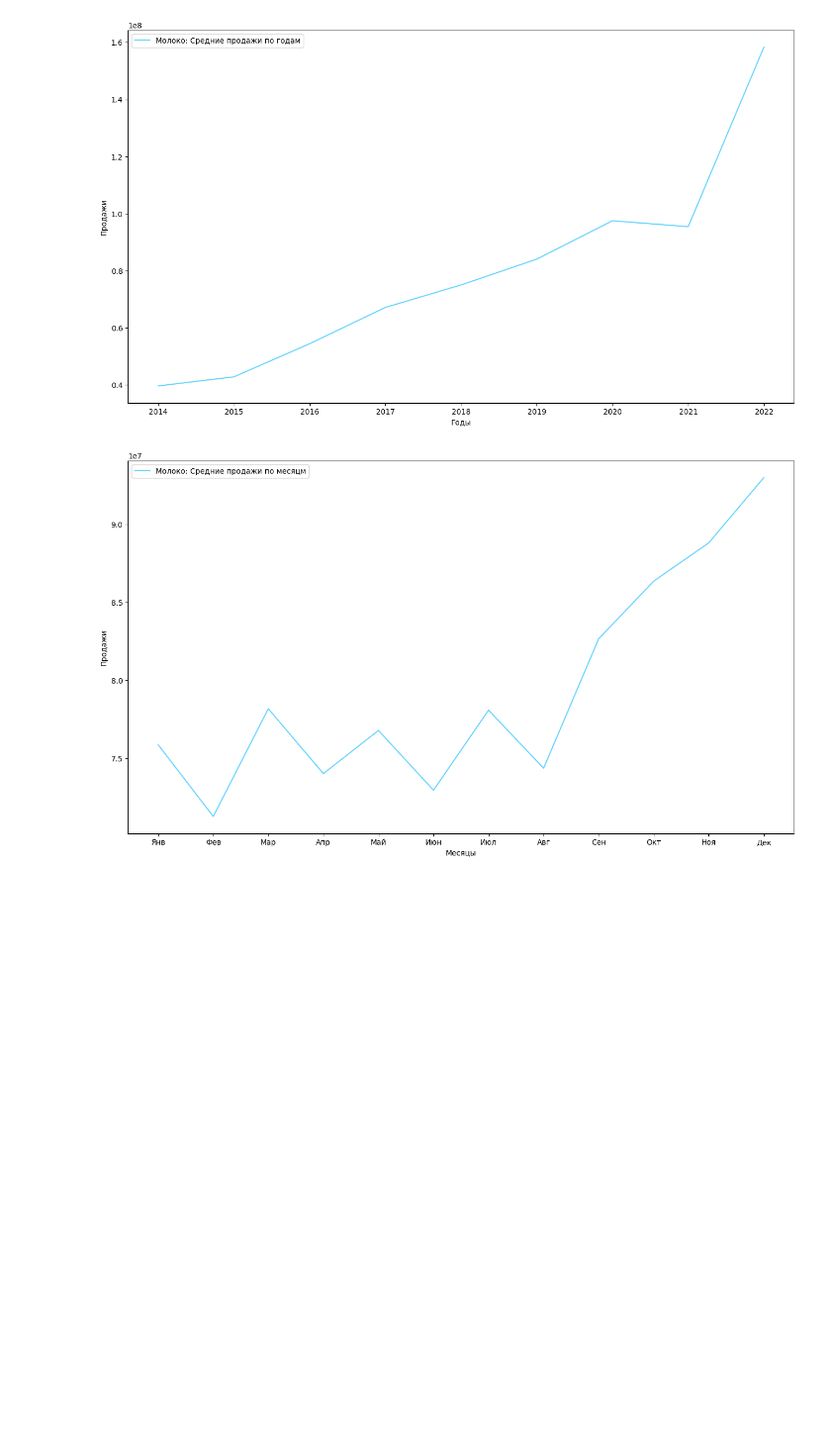
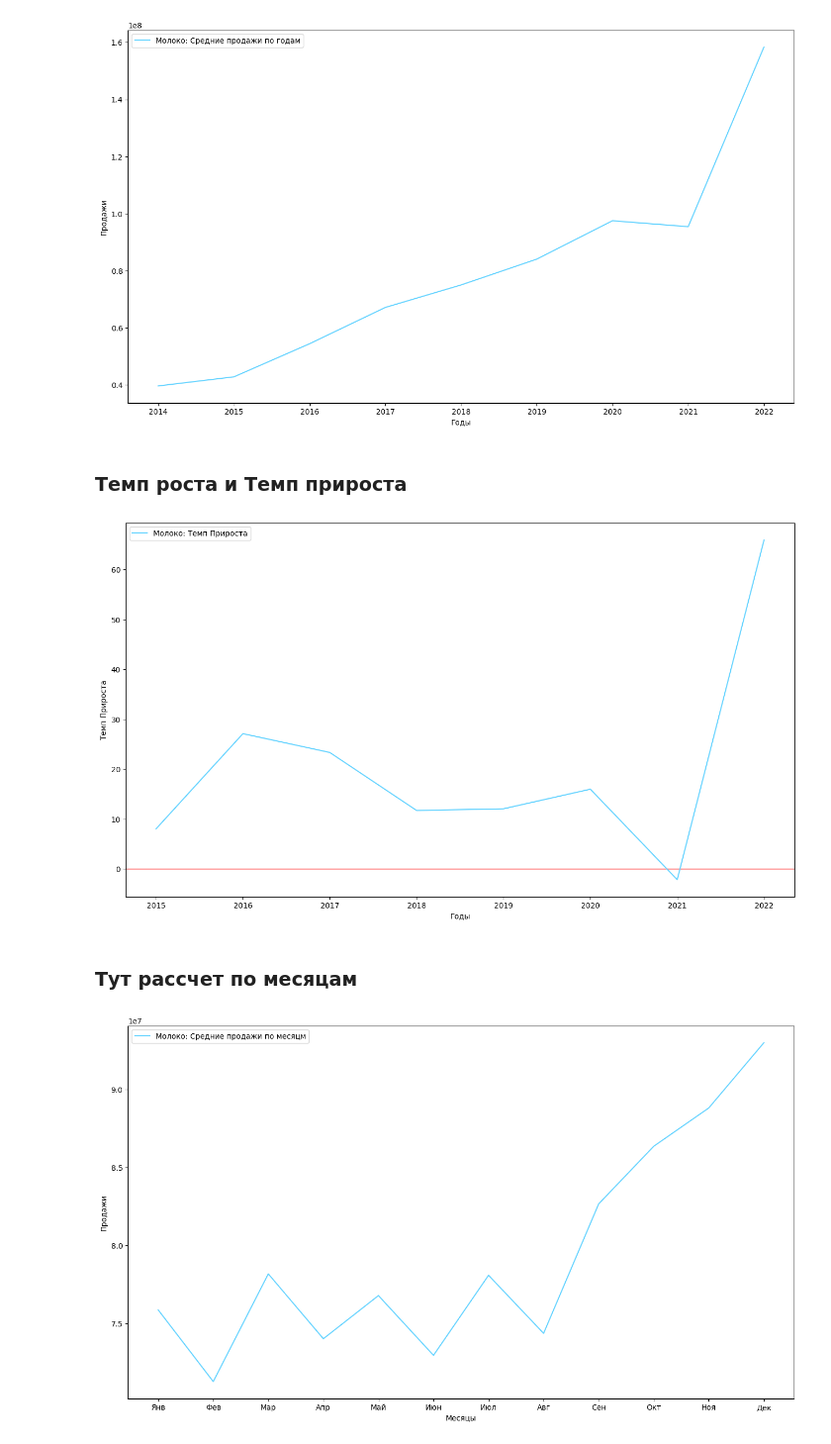
Before and after one commit to AltairkaGit/MilkStats, a Jupyter notebook: model.ipynb, the cells around one changed output. Shown at 99% size. Cells and saved outputs as stored; diff of their text form; code cells hidden in the pictures; blank space fills up the shorter version.

```diff
--- a/model.ipynb
+++ b/model.ipynb
@@ -142,6 +142,40 @@ years_mean(key)
 show_years_mean(key)
 # %% [output]
 [figure]
+# %% [markdown]
+### Темп роста и Темп прироста
+# %%
+def sum_year_sales(key):
+    data[key]['СуммарныеПродажиПоГодам'] = {}
+    for year in range(2014, 2023):
+        data[key]['СуммарныеПродажиПоГодам'][year] = np.sum(data[key]['ПродажиПоГодам'][year])
+
+def growth_temp(key):
+    data[key]['ТемпРоста'] = []
+    for year in range(2014, 2022):
+        data[key]['ТемпРоста'].append(data[key]['СуммарныеПродажиПоГодам'][year+1] * 100 / data[key]['СуммарныеПродажиПоГодам'][year])
+
+def gain_temp(key):
+    data[key]['ТемпПрироста'] = []
+    for growth in data[key]['ТемпРоста']:
+        data[key]['ТемпПрироста'].append(growth - 100)
+
+def show_gain_temp(key):
+    fig, ax = plt.subplots(figsize=(16, 9))
+    ax.axhline(0, color='red', linewidth=1)
+    sns.lineplot(x=range(2015, 2015 + len(data[key]['ТемпПрироста'])), y=data[key]['ТемпПрироста'], color='#63d3ff', label=key + ': Темп Прироста')
+    plt.xlabel('Годы')
+    plt.ylabel('Темп Прироста')
+    plt.show()
+
+sum_year_sales(key)
+growth_temp(key)
+gain_temp(key)
+show_gain_temp(key)
+# %% [output]
+[figure, added]
+# %% [markdown]
+### Тут рассчет по месяцам
 # %%
 months = ['Январь', 'Февраль', 'Март', 'Апрель', 'Май', 'Июнь', 'Июль', 'Август', 'Сентябрь', 'Октябрь', 'Ноябрь', 'Декабрь']
 months_short = list(map(lambda x: x[:3], months))
```
Also changed, not shown: parts of 1 cell of this notebook, 2 other files.
